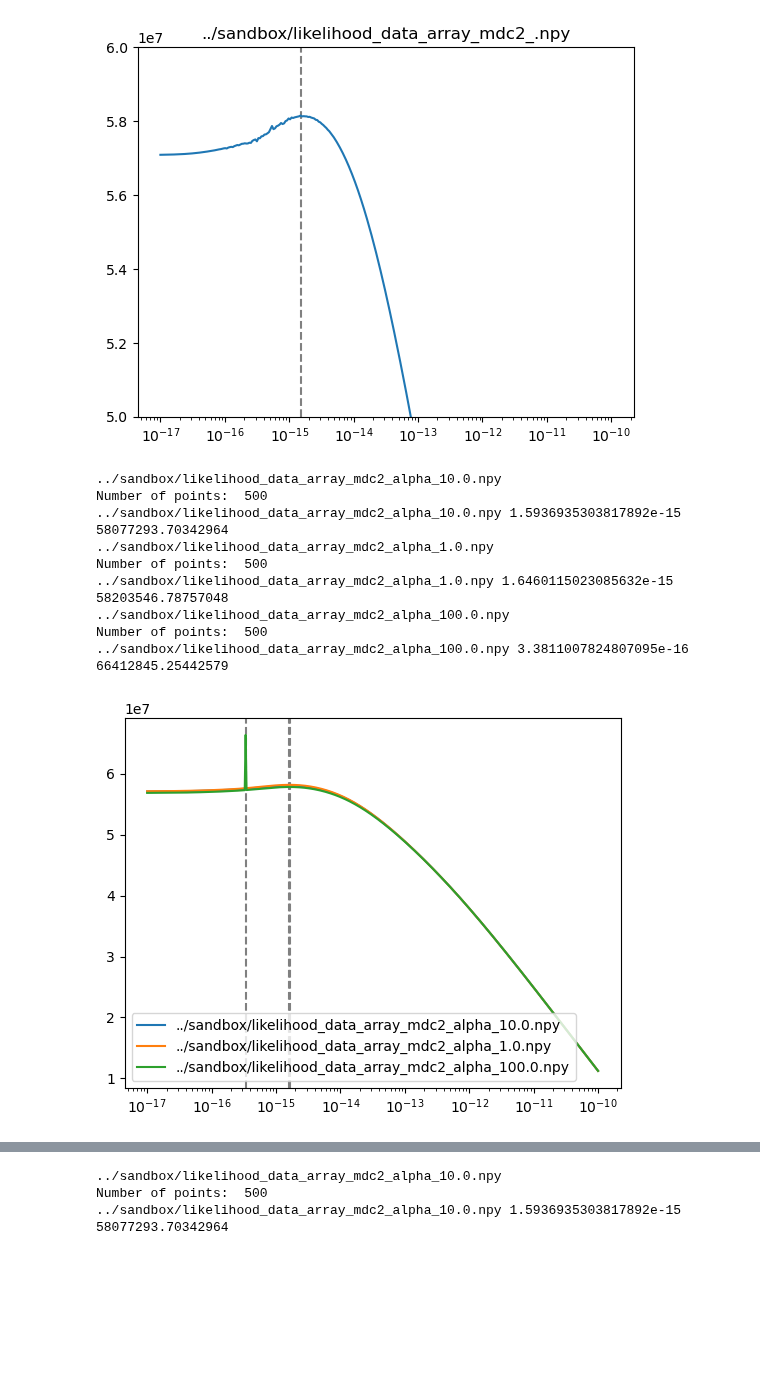
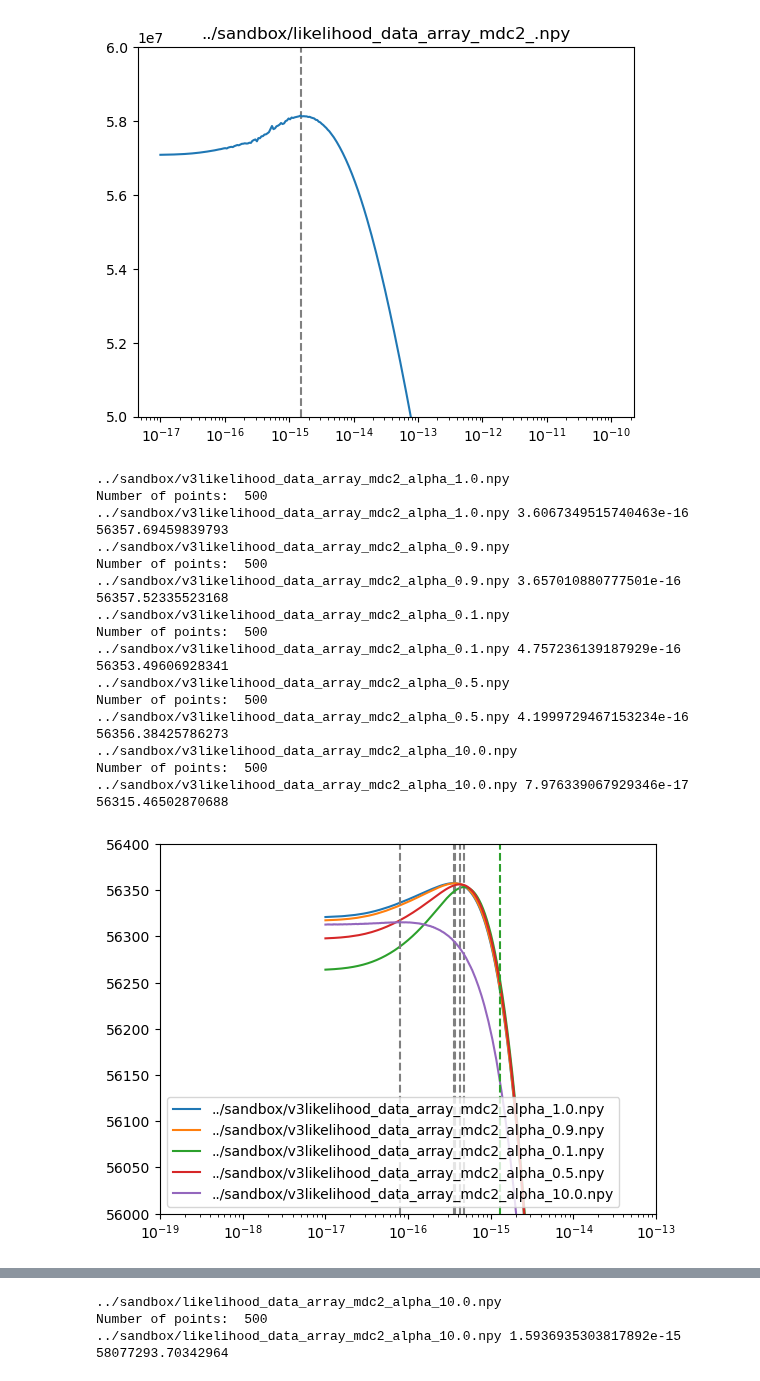
Before and after one commit to tomkimpson/Argus, a Jupyter notebook: notebooks/12.plot_likelihood_curves.ipynb, the cells around one changed output, grey strips where cells are left out. Saved outputs shown, nothing was run; the diff lists cells and outputs as text; code cells hidden in the pictures; blank space fills up the shorter version.

Commit message:
data loader imot test

```diff
--- a/notebooks/12.plot_likelihood_curves.ipynb
+++ b/notebooks/12.plot_likelihood_curves.ipynb
@@ -100,42 +100,51 @@ import glob
 file = "../sandbox/likelihood_data_array_mdc2_alpha_1.0.npy"
 
 
-files = glob.glob("../sandbox/likelihood_data_array_mdc2_alpha*.npy")
+files = glob.glob("../sandbox/v3likelihood_data_array_mdc2_alpha*.npy")
 
 
 for f in files:
     print(f)
     data = np.load(f)
 
     x = data[:,0]
     y = data[:,1]
     print("Number of points: ", len(x))
 
     idx_max = np.argmax(y)
     x_max = x[idx_max]
     y_max = y[idx_max]
     plt.axvline(x_max,c='0.5',ls='--')
 
     plt.plot(x,y,label=f)
     print(f, x_max, y_max)
 
 
 plt.xscale("log")
 
 
+plt.axvline(10**(-14.886056647693163),c='C2',ls='--')
 plt.legend()
+plt.ylim(56000,56400)
+plt.xlim(1e-19,1e-13)
 plt.show()
 # %% [output]
-../sandbox/likelihood_data_array_mdc2_alpha_10.0.npy
+../sandbox/v3likelihood_data_array_mdc2_alpha_1.0.npy
 Number of points:  500
-../sandbox/likelihood_data_array_mdc2_alpha_10.0.npy 1.5936935303817892e-15 58077293.70342964
-../sandbox/likelihood_data_array_mdc2_alpha_1.0.npy
+../sandbox/v3likelihood_data_array_mdc2_alpha_1.0.npy 3.6067349515740463e-16 56357.69459839793
+../sandbox/v3likelihood_data_array_mdc2_alpha_0.9.npy
 Number of points:  500
-../sandbox/likelihood_data_array_mdc2_alpha_1.0.npy 1.6460115023085632e-15 58203546.78757048
-../sandbox/likelihood_data_array_mdc2_alpha_100.0.npy
+../sandbox/v3likelihood_data_array_mdc2_alpha_0.9.npy 3.657010880777501e-16 56357.52335523168
+../sandbox/v3likelihood_data_array_mdc2_alpha_0.1.npy
 Number of points:  500
-../sandbox/likelihood_data_array_mdc2_alpha_100.0.npy 3.3811007824807095e-16 66412845.25442579
+../sandbox/v3likelihood_data_array_mdc2_alpha_0.1.npy 4.757236139187929e-16 56353.49606928341
+../sandbox/v3likelihood_data_array_mdc2_alpha_0.5.npy
+Number of points:  500
+../sandbox/v3likelihood_data_array_mdc2_alpha_0.5.npy 4.1999729467153234e-16 56356.38425786273
+../sandbox/v3likelihood_data_array_mdc2_alpha_10.0.npy
+Number of points:  500
+../sandbox/v3likelihood_data_array_mdc2_alpha_10.0.npy 7.976339067929346e-17 56315.46502870688
-[figure, old version]
+[figure, new version]
 # %%
 import numpy as np
 import matplotlib.pyplot as plt
```
Also changed, not shown: parts of 3 cells of this notebook, 26 other files.
